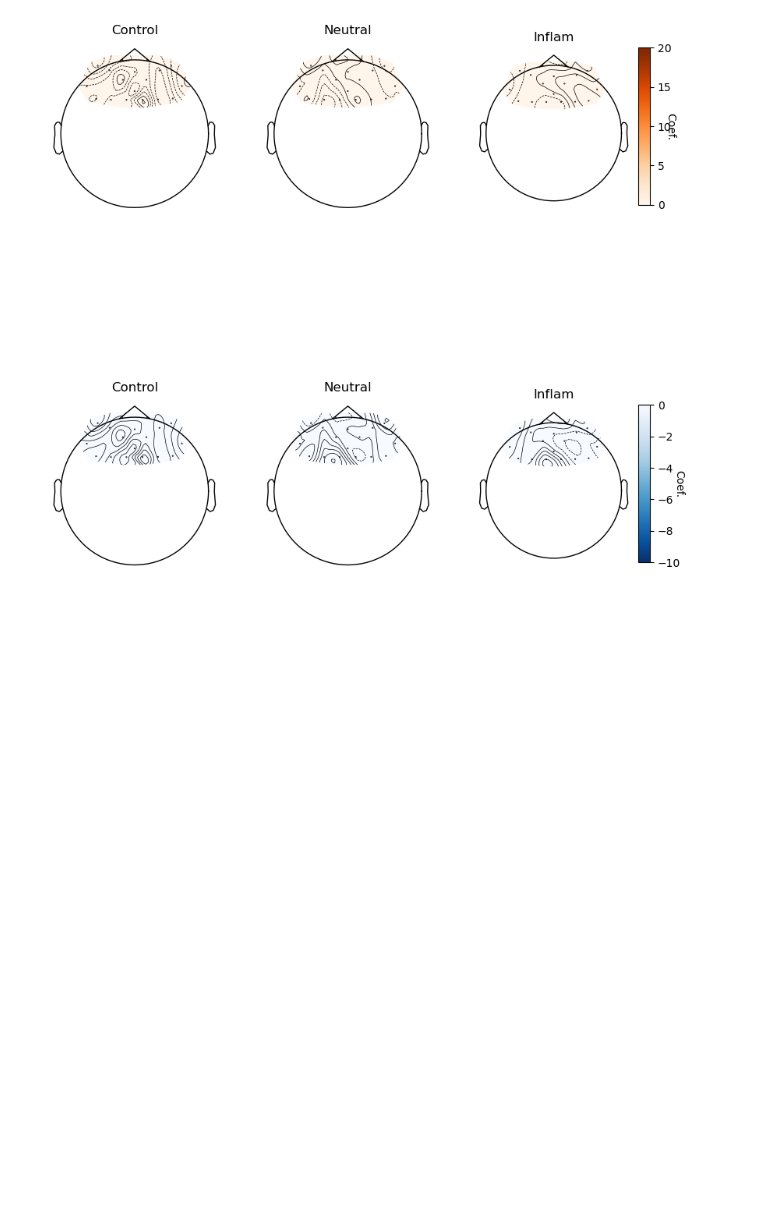
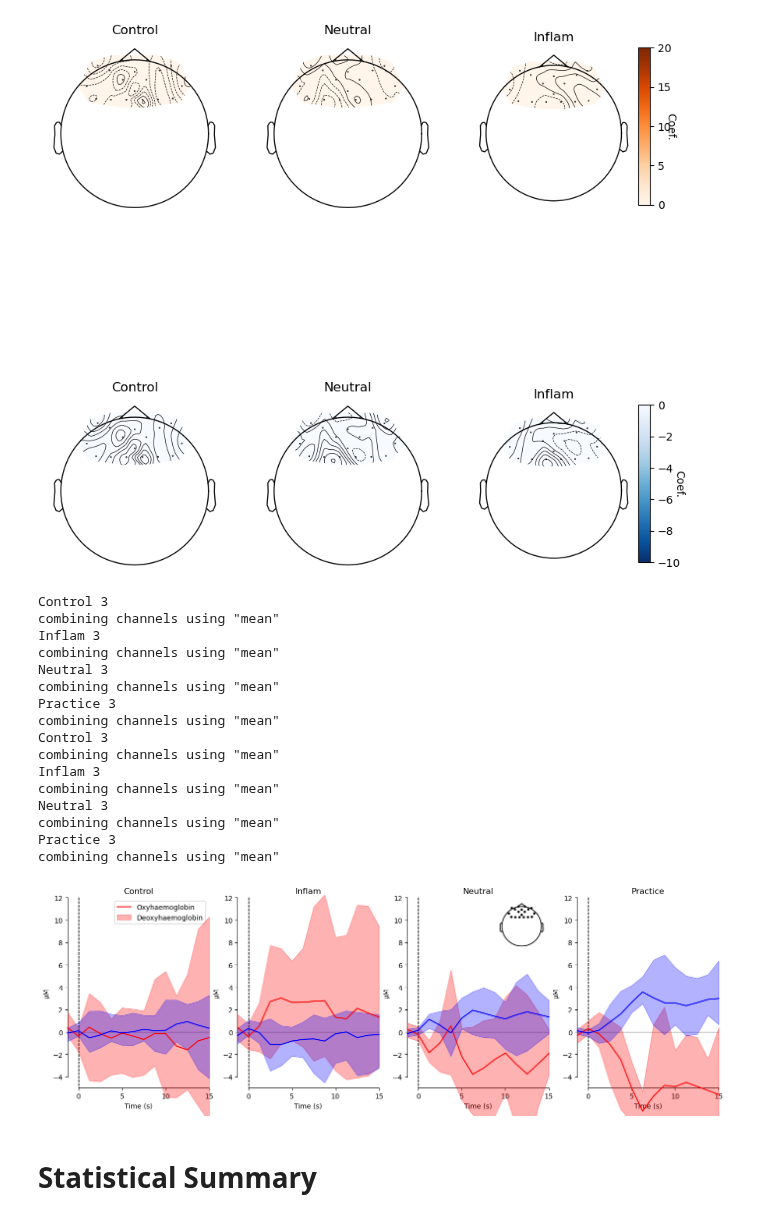
Before and after one commit to nolanrbrady/fNIRs-data-pipeline, a Jupyter notebook: python/home.ipynb, the cells around one changed output. Saved outputs shown, nothing was run; the diff lists cells and outputs as text; code cells hidden in the pictures; blank space fills up the shorter version.

```diff
--- a/python/home.ipynb
+++ b/python/home.ipynb
@@ -180,6 +182,29 @@ raw_haemo = all_data[0]['raw_haemo']
 visualizations.group_topological_visualisation(channels_df, columns_for_glm_contrast, raw_haemo)
 # %% [output]
 [figure]
+# %%
+importlib.reload(visualizations)
+visualizations.plot_waveform_analysis(all_evokeds, variable_epoch_time)
+# %% [output]
+Control 3
+combining channels using "mean"
+Inflam 3
+combining channels using "mean"
+Neutral 3
+combining channels using "mean"
+Practice 3
+combining channels using "mean"
+Control 3
+combining channels using "mean"
+Inflam 3
+combining channels using "mean"
+Neutral 3
+combining channels using "mean"
+Practice 3
+combining channels using "mean"
+[figure, added]
+# %% [markdown]
+# Statistical Summary
 # %%
 # Generate a summarized dataframe of the channels and conditions significance
 importlib.reload(analysis_tools)
```
Also changed, not shown: parts of 8 cells of this notebook, 2 other files.
